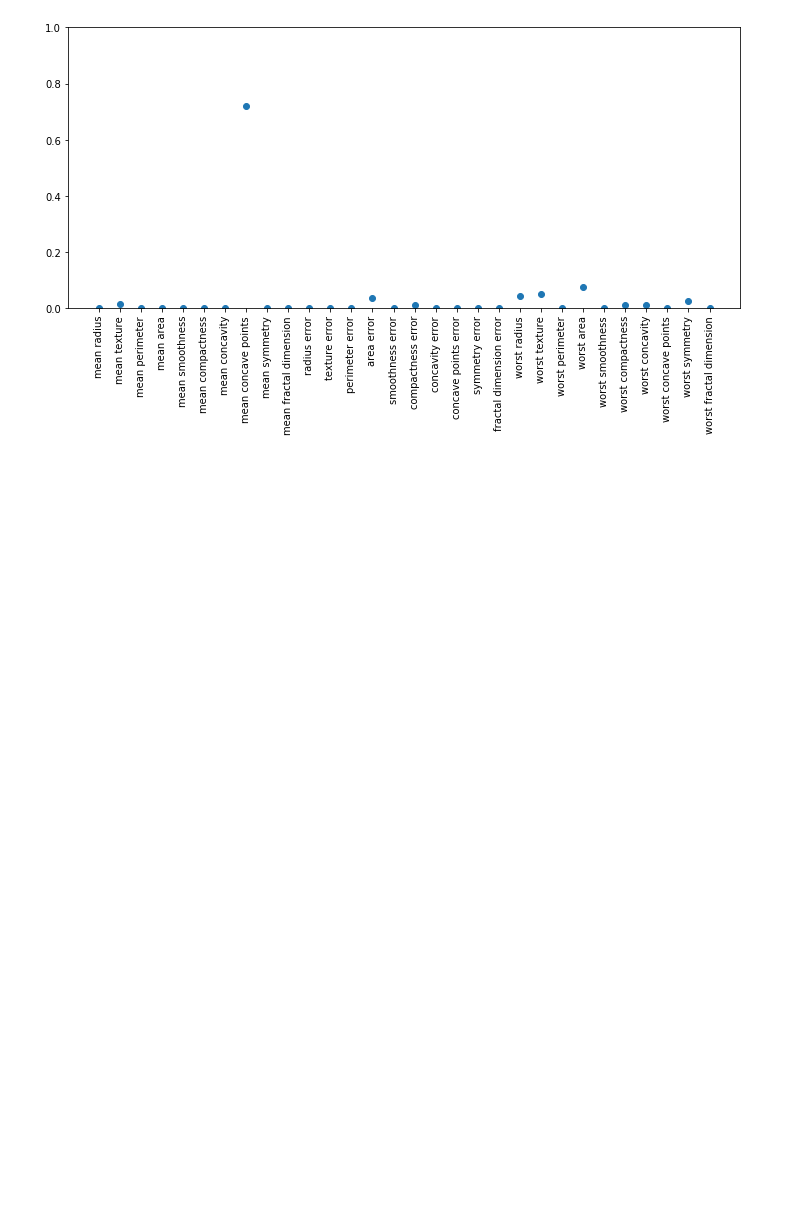
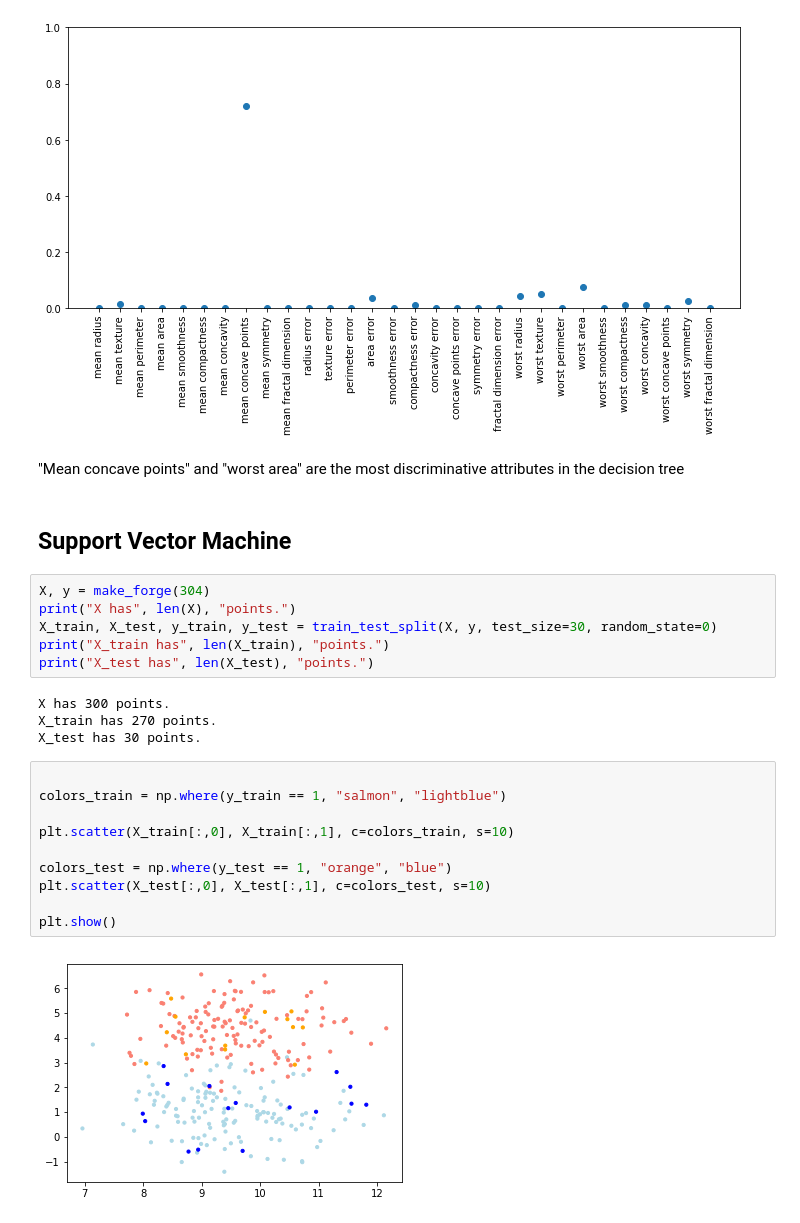
Before and after one commit to davidmilIs/Data-Clustering, a Jupyter notebook: Supervised-learning.ipynb, the cells around one changed output. Drawn from its saved outputs; the diff is of its cells as text; blank space fills up the shorter version.

Commit message:
Support Vector Machine

```diff
--- a/Supervised-learning.ipynb
+++ b/Supervised-learning.ipynb
@@ -463,3 +463,29 @@ plt.ylim(0,1)
 fig.tight_layout() # so we can read all labels on x-axis
 # %% [output]
 [figure]
+# %% [markdown]
+"Mean concave points" and "worst area" are the most discriminative attributes in the decision tree
+# %% [markdown]
+## Support Vector Machine
+# %%
+X, y = make_forge(304)
+print("X has", len(X), "points.")
+X_train, X_test, y_train, y_test = train_test_split(X, y, test_size=30, random_state=0)
+print("X_train has", len(X_train), "points.")
+print("X_test has", len(X_test), "points.")
+# %% [output]
+X has 300 points.
+X_train has 270 points.
+X_test has 30 points.
+# %%
+
+colors_train = np.where(y_train == 1, "salmon", "lightblue")
+
+plt.scatter(X_train[:,0], X_train[:,1], c=colors_train, s=10)
+
+colors_test = np.where(y_test == 1, "orange", "blue")
+plt.scatter(X_test[:,0], X_test[:,1], c=colors_test, s=10)
+
+plt.show()
+# %% [output]
+[figure, added]
```
Also changed, not shown: parts of 6 cells of this notebook.
